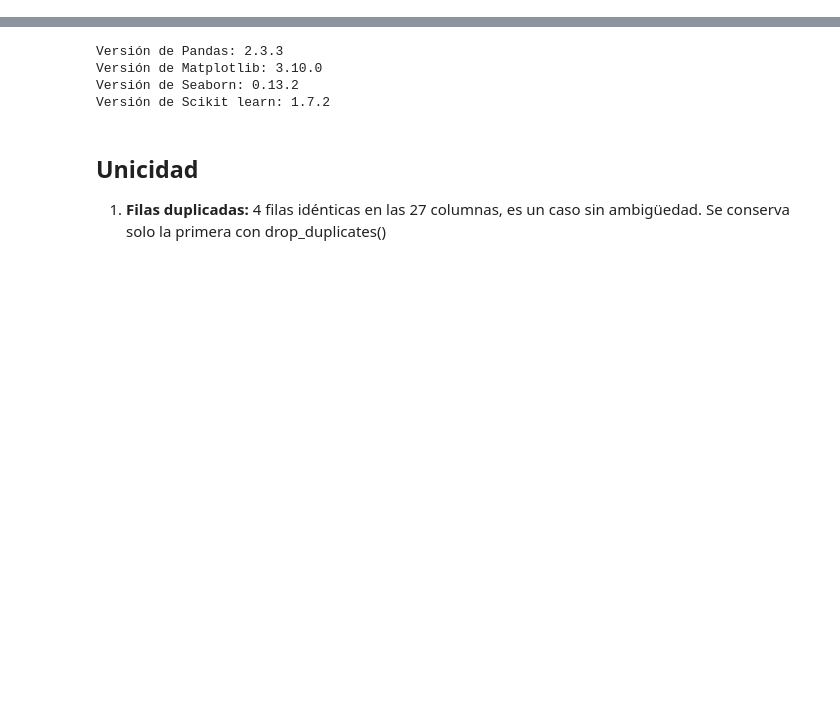
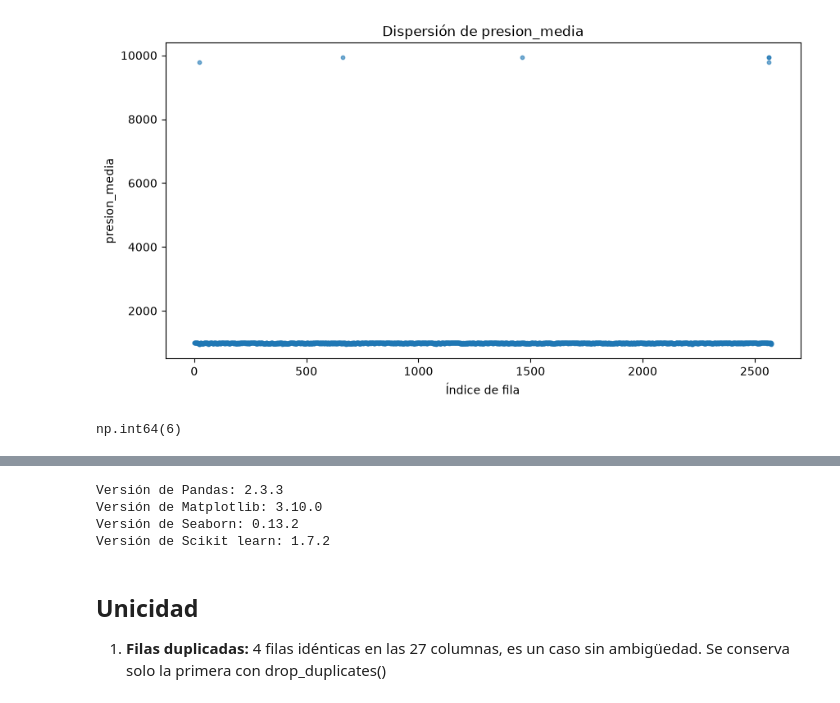
Before and after one commit to lauraS191/MaterialDeClase-ISIS-2611, a Jupyter notebook: 202620/Laboratorios/L1/Laboratorio 1.ipynb, the cells around one changed output, grey strips where cells are left out. Cells and saved outputs as stored; diff of their text form; code cells hidden in the pictures; blank space fills up the shorter version.

```diff
--- a/202620/Laboratorios/L1/Laboratorio 1.ipynb
+++ b/202620/Laboratorios/L1/Laboratorio 1.ipynb
@@ -26,0 +148,12 @@ dataPrueba = datosPrueba.copy()
+# %%
+plt.figure(figsize=(10,5))
+plt.scatter(data.index, data['presion_media'], alpha=0.6, s=10)
+plt.xlabel('Índice de fila')
+plt.ylabel('presion_media')
+plt.title('Dispersión de presion_media')
+plt.show()
+
+(data['presion_media'] > 1050).sum()
+# %% [output]
+[figure, added]
+np.int64(6)
```
Also changed, not shown: parts of 34 cells of this notebook.
